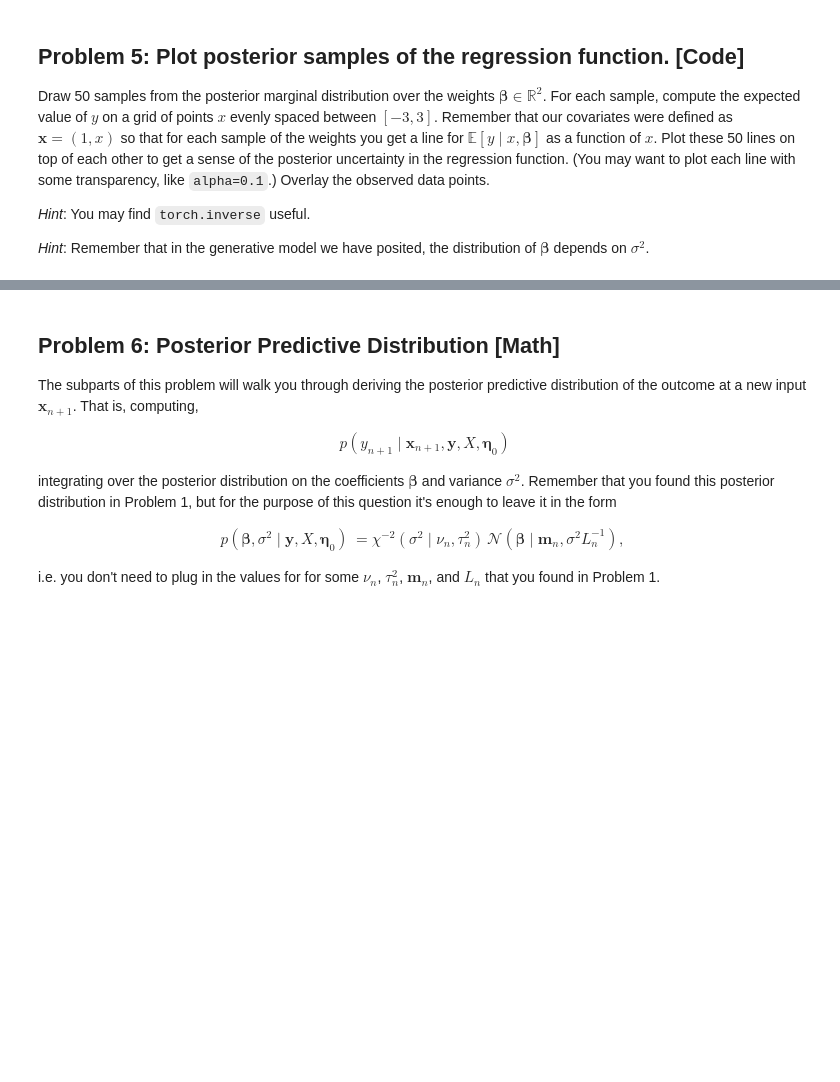
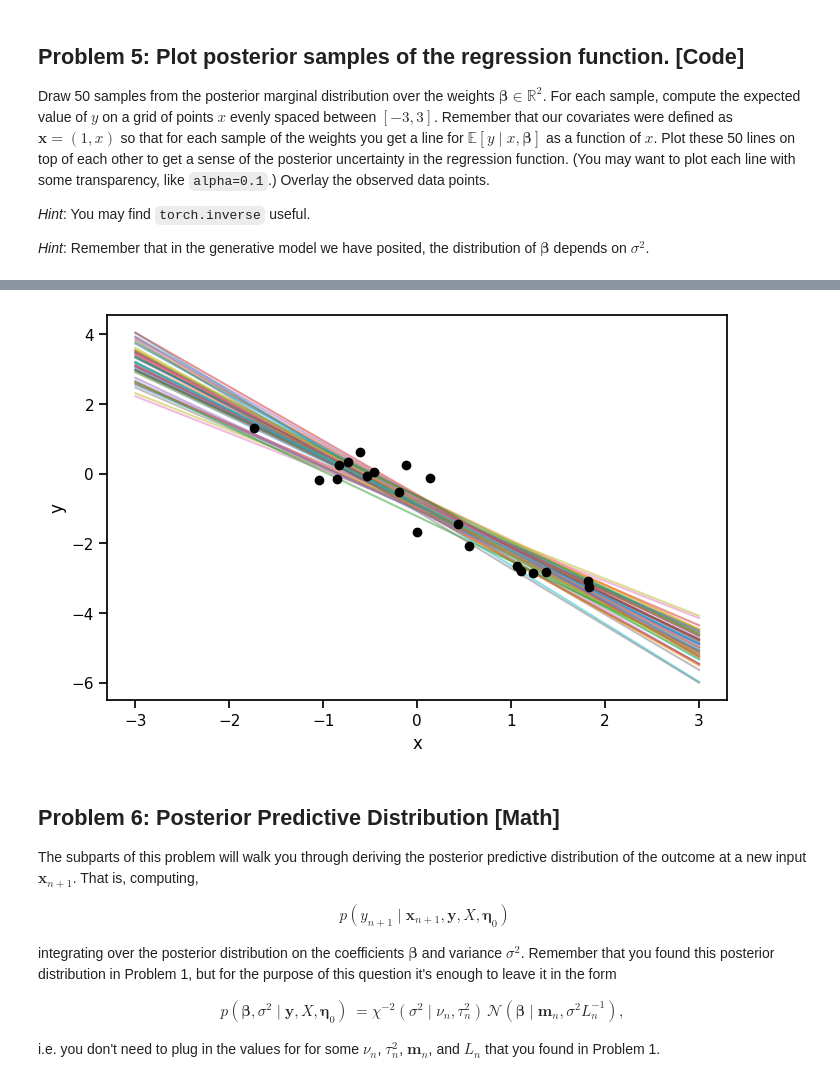
Before and after one commit to UChicago-FinMath-collection/Applied-Stats, a Jupyter notebook: A1/hw1.ipynb, the cells around one changed output, grey strips where cells are left out. Saved outputs shown, nothing was run; the diff lists cells and outputs as text; code cells hidden in the pictures; blank space fills up the shorter version.

```diff
--- a/A1/hw1.ipynb
+++ b/A1/hw1.ipynb
@@ -616,0 +654,4 @@ Draw 50 samples from the posterior marginal distribution over the weights $\bold
+# %%
+posterior_sigma2 = ScaledInvChiSq(dof=nu_n, scale=tau_n**2)
+sigma2_samples = posterior_sigma2.sample((50,))
+sigma2_samples
@@ -616,0 +665,11 @@ Draw 50 samples from the posterior marginal distribution over the weights $\bold
+# %%
+L_n_inv = torch.inverse(L_n)
+beta_samples = []
+for s2 in sigma2_samples:
+    cov = s2 * L_n_inv
+    dist = MultivariateNormal(m_n, covariance_matrix=cov)
+    beta_samples.append(dist.sample())
+beta_samples = torch.stack(beta_samples)
+
+print(beta_samples.shape)
+beta_samples[:5]
@@ -616,0 +683,9 @@ Draw 50 samples from the posterior marginal distribution over the weights $\bold
+# %%
+x_grid = torch.linspace(-3, 3, 200)
+X_grid = torch.stack([torch.ones_like(x_grid), x_grid], dim=1)  # (200, 2)
+
+print(x_grid.shape)
+print(X_grid.shape)
+
+# x_grid[:5]
+X_grid[:5]
@@ -617,3 +700,15 @@ Draw 50 samples from the posterior marginal distribution over the weights $\bold
+# %%
+y_lines = X_grid @ beta_samples.T
+
+plt.figure(figsize=(8, 5))
+for i in range(50):
+    plt.plot(x_grid, y_lines[:, i], alpha=0.5)
+plt.plot(X[:, 1], y, 'ko')
+plt.xlabel("x")
+plt.ylabel("y")
+plt.show()
+# %% [output]
+[figure, added]
 # %% [markdown]
 ## Problem 6: Posterior Predictive Distribution [Math]
 The subparts of this problem will walk you through deriving the posterior predictive distribution of the outcome at a new input $\mathbf{x}_{n+1}$. That is, computing,
```
Also changed, not shown: parts of 10 cells of this notebook.
